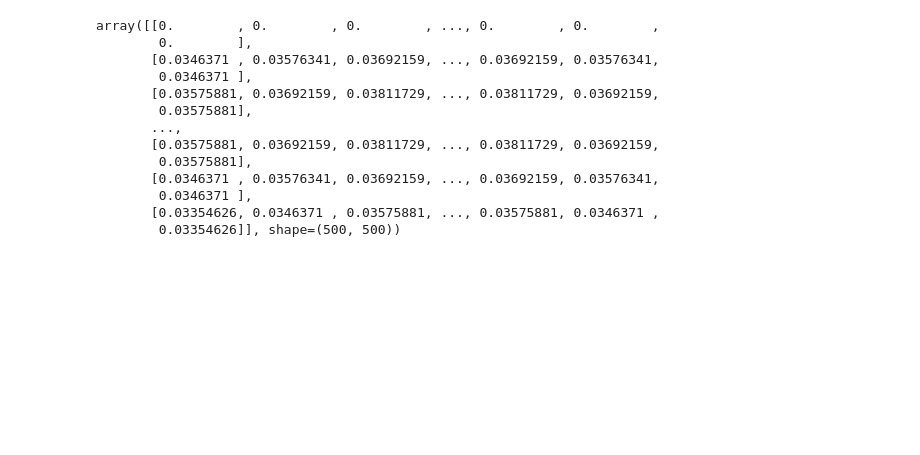
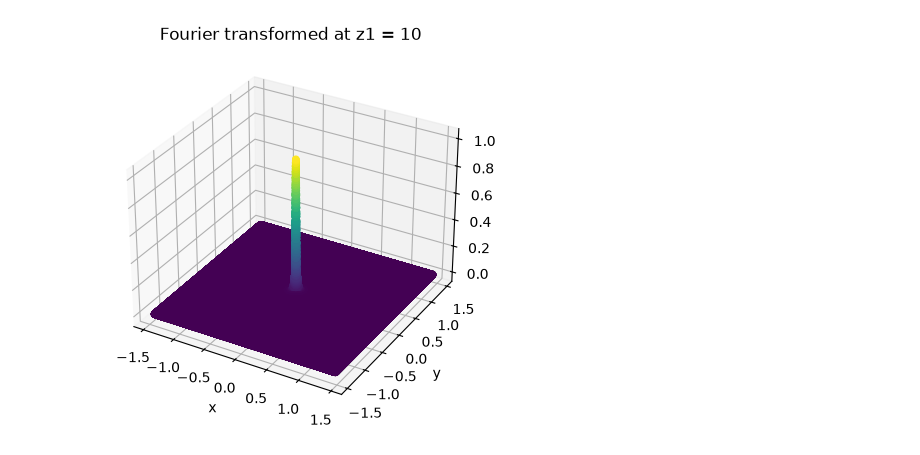
Before and after one commit to cosmosian-42/fraunhofer_diffraction, a Jupyter notebook: gaussian_beam/applying_a_mask.ipynb, the cells around one changed output. Saved outputs shown, nothing was run; the diff lists cells and outputs as text; code cells hidden in the pictures; blank space fills up the shorter version.

```diff
--- a/gaussian_beam/applying_a_mask.ipynb
+++ b/gaussian_beam/applying_a_mask.ipynb
@@ -224,16 +233,31 @@ plt.show()
-# %%
-amp
-# %% [output]
-array([[0.        , 0.        , 0.        , ..., 0.        , 0.        ,
-        0.        ],
-       [0.0346371 , 0.03576341, 0.03692159, ..., 0.03692159, 0.03576341,
-        0.0346371 ],
-       [0.03575881, 0.03692159, 0.03811729, ..., 0.03811729, 0.03692159,
-        0.03575881],
-       ...,
-       [0.03575881, 0.03692159, 0.03811729, ..., 0.03811729, 0.03692159,
-        0.03575881],
-       [0.0346371 , 0.03576341, 0.03692159, ..., 0.03692159, 0.03576341,
-        0.0346371 ],
-       [0.03354626, 0.0346371 , 0.03575881, ..., 0.03575881, 0.0346371 ,
-        0.03354626]], shape=(500, 500))
+# %%
+# does the 2D fourier transform and normalises the values
+ft = calculate_2dft(amp)
+ft_norm = abs(ft)/np.max(abs(ft))
+
+z1=10 # defining a length far beyond the Fraunhofer condition for the parameters set
+
+# defines a new meshgrid of xy coordinates to enable plotting in 3D, including the corrections needed for Fraunhofer diffraction
+
+dx = initial_beam_x[1]-initial_beam_x[0]
+x_post_fft = np.fft.fftshift(np.fft.fftfreq(len(ft), d=dx))
+x_post_fft_corr = x_post_fft*wavelength*1e-9*z1
+
+dy = initial_beam_x[1]-initial_beam_x[0]
+y_post_fft = np.fft.fftshift(np.fft.fftfreq(len(ft), d=dx))
+y_post_fft_corr = y_post_fft*wavelength*1e-9*z1
+
+x_mesh_fft, y_mesh_fft = np.meshgrid(x_post_fft_corr,y_post_fft_corr)
+
+#plots the fft of the source ideal beam
+fig = plt.figure()
+ax = fig.add_subplot(111, projection='3d')
+
+ax.scatter(x_mesh_fft, y_mesh_fft, abs(ft_norm), c=ft_norm, marker='o', s=20)
+plt.title(f'Fourier transformed at z1 = {z1}')
+plt.xlabel('x')
+plt.ylabel('y')
+
+plt.show()
+# %% [output]
+[figure, added]
```
Also changed, not shown: parts of 4 cells of this notebook, 1 other file.
